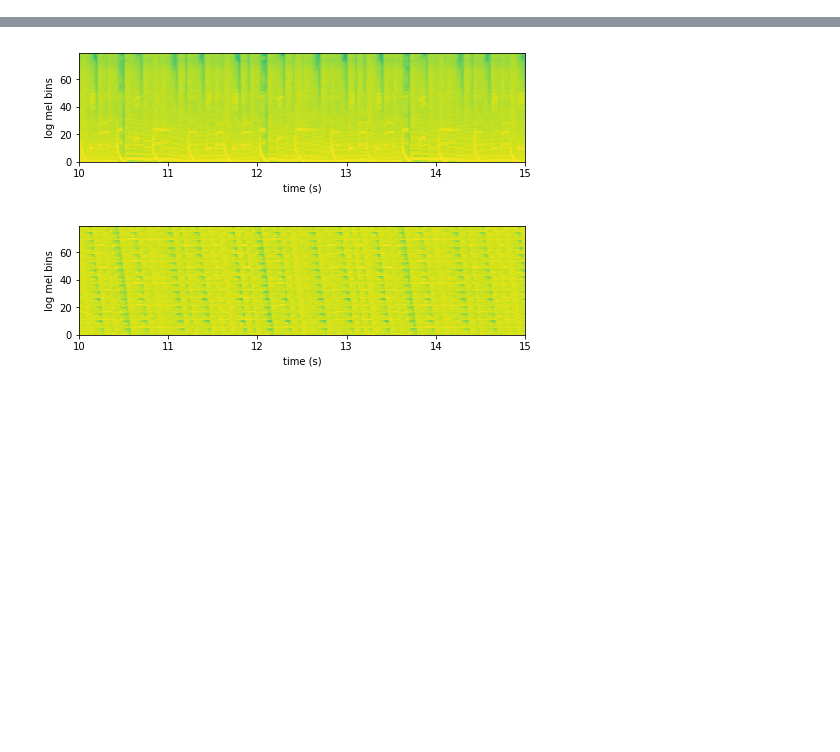
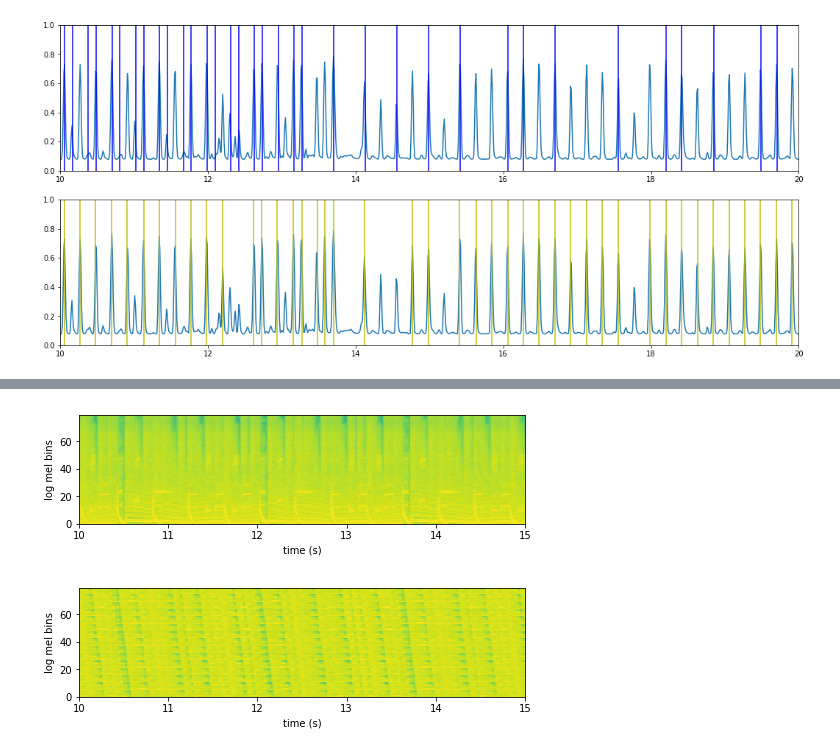
Before and after one commit to cpuguy96/StepCOVNet, a Jupyter notebook: notebooks/timings_checker.ipynb, the cells around one changed output, grey strips where cells are left out. Cells and saved outputs as stored; diff of their text form; code cells hidden in the pictures; blank space fills up the shorter version.

```diff
--- a/notebooks/timings_checker.ipynb
+++ b/notebooks/timings_checker.ipynb
@@ -38,0 +123,38 @@ _________________________________________________________________
+# %%
+def graph_onset_compare(pdf, onsets):
+    fig, (ax1, ax2) = plt.subplots(nrows=2, sharex=True)
+    fig.set_size_inches(18, 8)
+    start = 10
+    end = 20
+    snip = pdf[start * 100: end*100]
+    x = np.arange(start*100, end*100) * 0.01
+
+    ax1 = plt.subplot(211)
+    ax1.plot(x, snip)
+    #plt.axhline(y=0.5, color='r', linestyle='-')
+    for mark in lines:
+        if mark < start:
+            continue
+        elif mark > end:
+            break
+        ax1.axvline(x=mark, color= 'b')
+    plt.xlim(start, end)
+    plt.ylim(0, 1)
+
+    ax2 = plt.subplot(212)
+    ax2.plot(x, snip)
+    #plt.axhline(y=0.5, color='r', linestyle='-')
+    for mark in onsets*0.01:
+        if mark < start:
+            continue
+        elif mark > end:
+            break
+        ax2.axvline(x=mark, color= 'y')
+    plt.xlim(start, end)
+    plt.ylim(0, 1)
+
+    plt.show()
+# %%
+graph_onset_compare(pdf, onsets)
+# %% [output]
+[figure, added]
```
Also changed, not shown: parts of 30 cells of this notebook.
